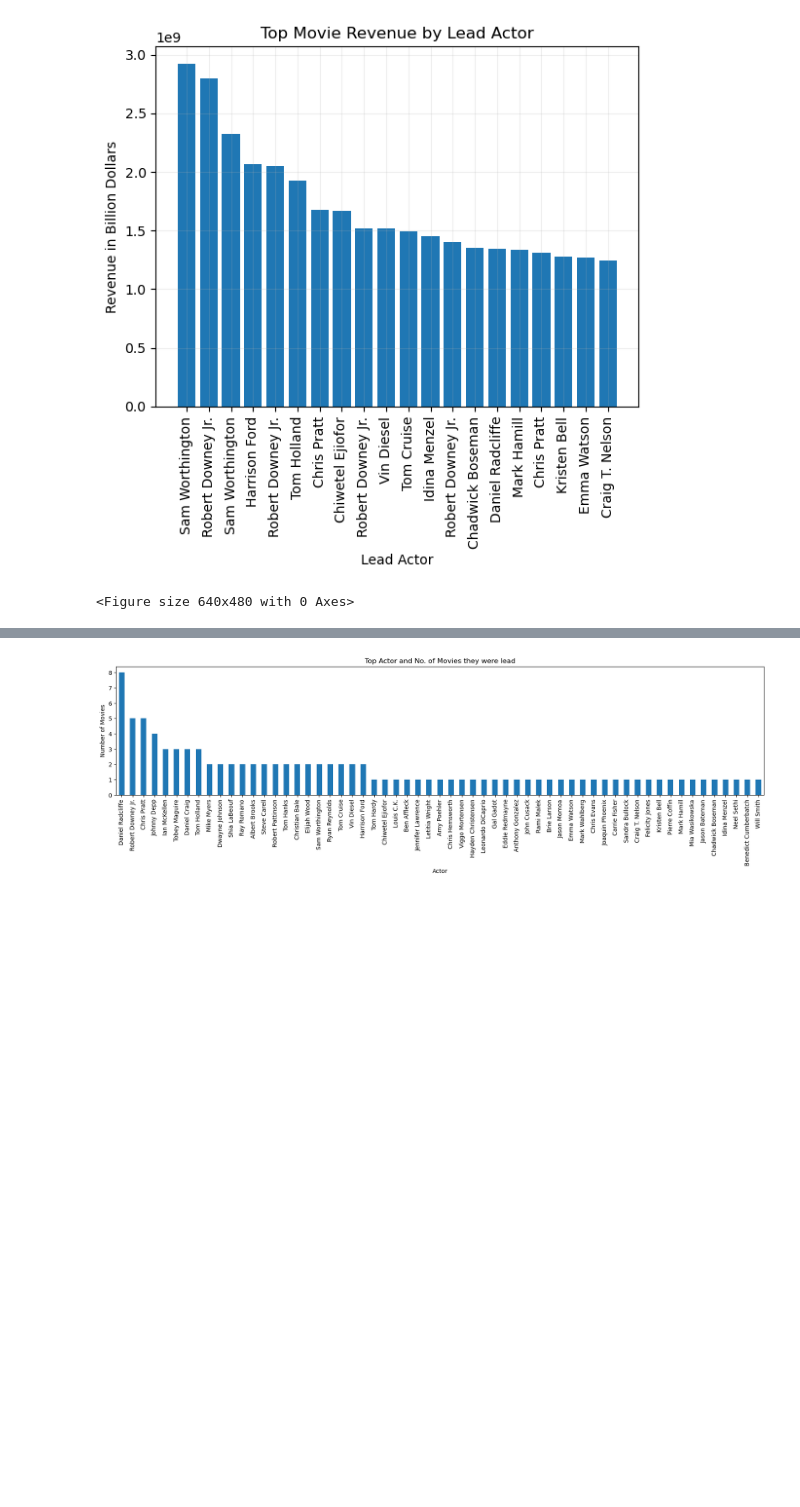
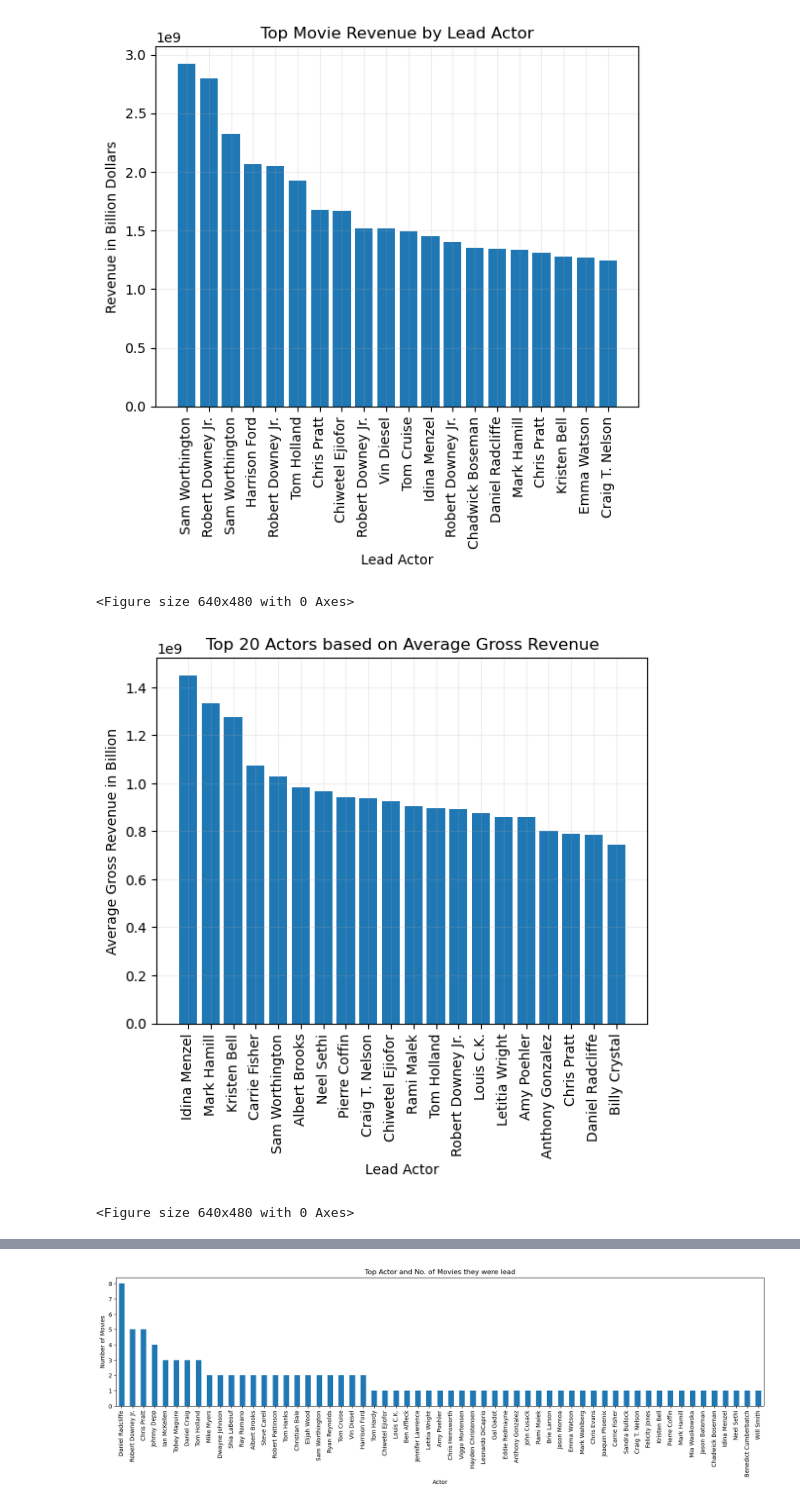
Before and after one commit to calirave/project1, a Jupyter notebook: Data Manipulation/Data Cleaning and Manipulation/Batch 2.ipynb, the cells around one changed output, grey strips where cells are left out. Saved outputs shown, nothing was run; the diff lists cells and outputs as text; code cells hidden in the pictures; blank space fills up the shorter version.

```diff
--- a/Data Manipulation/Data Cleaning and Manipulation/Batch 2.ipynb
+++ b/Data Manipulation/Data Cleaning and Manipulation/Batch 2.ipynb
@@ -48,6 +48,33 @@ plt.savefig('../../Analysis/Visualizations/batch2_topactorbyrevenue.png')
 # %% [output]
 [figure]
 <Figure size 640x480 with 0 Axes>
+# %%
+#Create a graph showing Top 20 Actors based on Average Revenue
+actor_ave_rev_df = df[["1st Billing", "Gross Revenue"]].copy()
+
+#Group the data by Actor and Calculate for Average Rating
+group_actorave_rev = actor_ave_rev_df.groupby(["1st Billing"])
+actor_ave_rev_df = group_actorave_rev.mean()
+topactor_ave_rev_df = actor_ave_rev_df.sort_values("Gross Revenue", ascending=False).head(20)
+topactor_ave_rev_df
+
+x = np.arange(len(topactor_ave_rev_df))
+tic_loc = [value for value in x]
+
+plt.bar(x, topactor_ave_rev_df["Gross Revenue"], align='center')
+plt.xticks(tic_loc, topactor_ave_rev_df.index, rotation="vertical")
+plt.xlabel("Lead Actor")
+plt.ylabel("Average Gross Revenue in Billion")
+plt.title("Top 20 Actors based on Average Gross Revenue")
+plt.yscale("linear")
+plt.grid(alpha=.2)
+
+plt.show()
+
+plt.savefig('../../Analysis/Visualizations/batch2_topactorbyrevenueAVE.png')
+# %% [output]
+[figure, added]
+<Figure size 640x480 with 0 Axes>
 # %%
 # Top 10-20 Actors based on Ratings
 actor_rate = df[["Average Rating (Out of 10)", "1st Billing", "Title"]]
```
Also changed, not shown: parts of 9 cells of this notebook, 4 other files.
